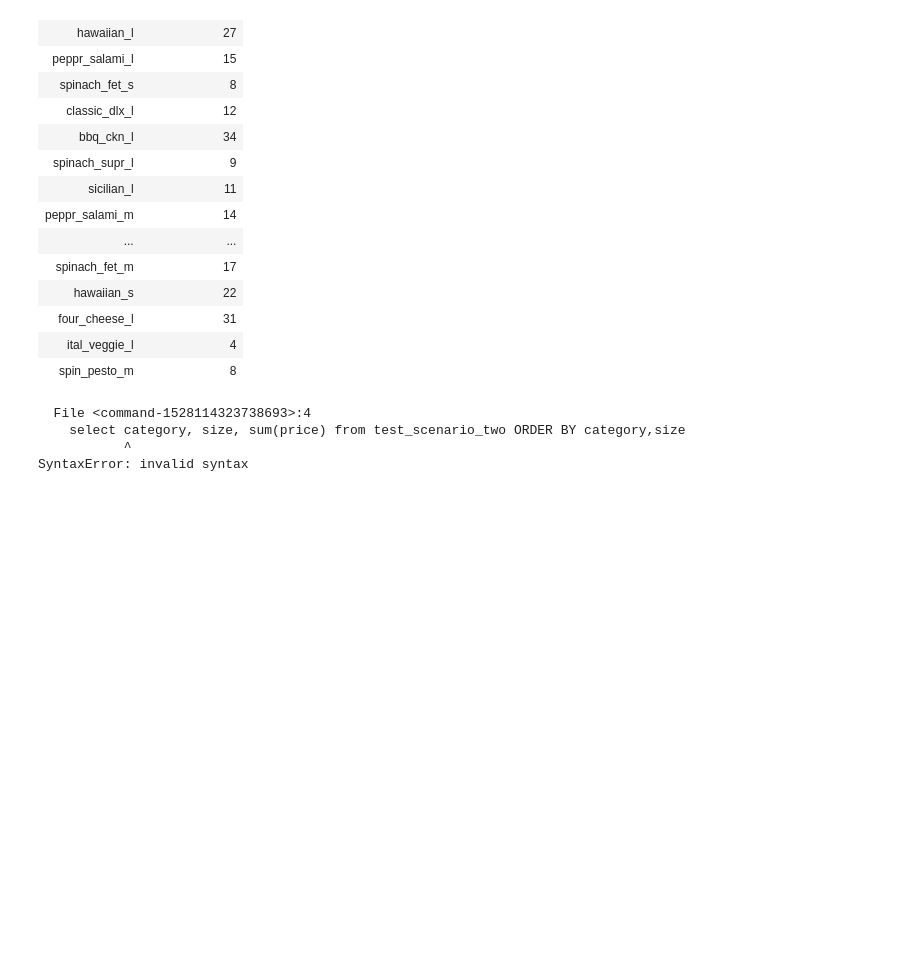
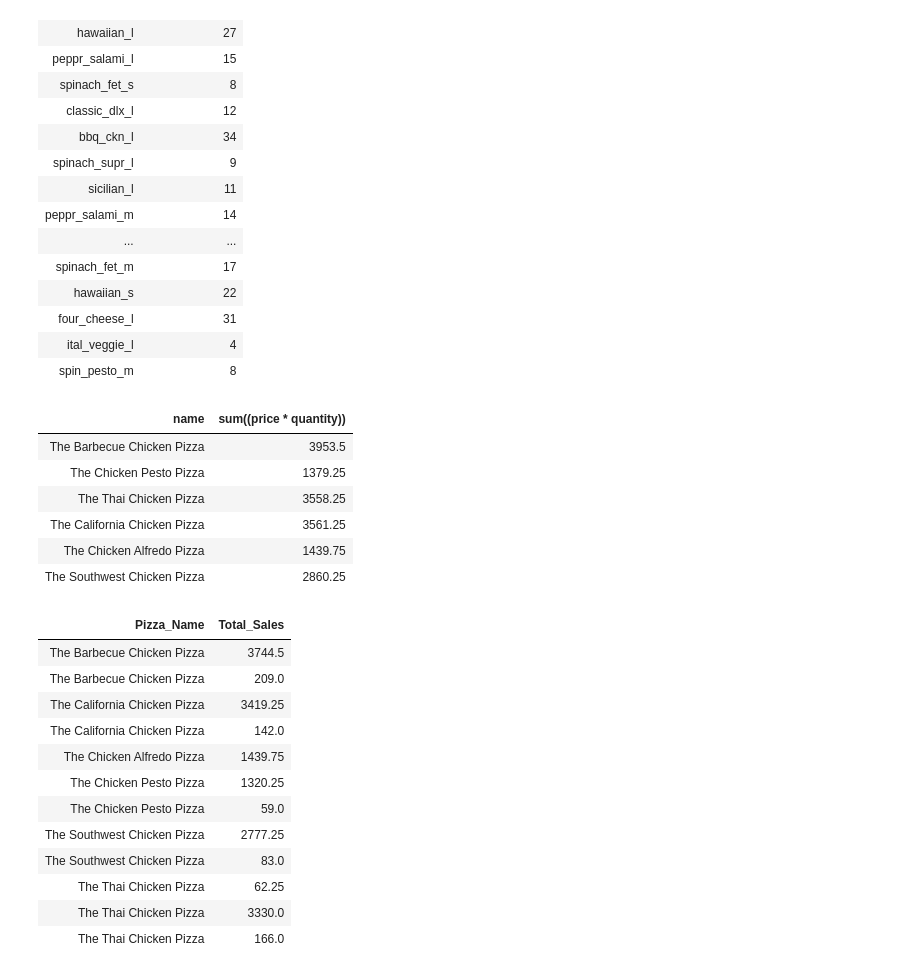
Before and after one commit to gowthamsankar43/Spark_ETL_End_To_End, a Jupyter notebook: Unit_Testing_Notebook/Data_Verification_Notebook.ipynb, the cells around one changed output. Drawn from its saved outputs; the diff is of its cells as text; code cells hidden in the pictures; blank space fills up the shorter version.

```diff
--- a/Unit_Testing_Notebook/Data_Verification_Notebook.ipynb
+++ b/Unit_Testing_Notebook/Data_Verification_Notebook.ipynb
@@ -69,9 +69,39 @@ select pizza_id,count(order_id) from testing_scenarios where Order_Hour =22 grou
 # %%
 %sql
 -- Total amount of small Pizza sold in every category
-select category, size, sum(price) from test_scenario_two ORDER BY category,size
+select  name, sum(price * quantity) from testing_scenarios where Order_Month =5 and category = "Chicken" group by name,category
 # %% [output]
-  File <command-1528114323738693>:4
-    select category, size, sum(price) from test_scenario_two ORDER BY category,size
-           ^
-SyntaxError: invalid syntax
+| name | sum((price * quantity)) |
+| The Barbecue Chicken Pizza | 3953.5 |
+| The Chicken Pesto Pizza | 1379.25 |
+| The Thai Chicken Pizza | 3558.25 |
+| The California Chicken Pizza | 3561.25 |
+| The Chicken Alfredo Pizza | 1439.75 |
+| The Southwest Chicken Pizza | 2860.25 |
+# %%
+from pyspark.sql.functions import *
+from pyspark.sql.window import *
+
+df = spark.sql("Select * from testing_scenarios")
+
+a= df.filter((col("Order_Month") == 5) & (col("category") == "Chicken"))\
+    .groupBy("category","Order_Month","name","quantity")\
+    .agg((round(sum(col("price"))* (col("quantity")),2)).alias("Total_Sales"))\
+    .selectExpr("name AS Pizza_Name","Total_Sales")\
+    .orderBy("Pizza_Name")
+
+a.display()
+# %% [output]
+| Pizza_Name | Total_Sales |
+| The Barbecue Chicken Pizza | 3744.5 |
+| The Barbecue Chicken Pizza | 209.0 |
+| The California Chicken Pizza | 3419.25 |
+| The California Chicken Pizza | 142.0 |
+| The Chicken Alfredo Pizza | 1439.75 |
+| The Chicken Pesto Pizza | 1320.25 |
+| The Chicken Pesto Pizza | 59.0 |
+| The Southwest Chicken Pizza | 2777.25 |
+| The Southwest Chicken Pizza | 83.0 |
+| The Thai Chicken Pizza | 62.25 |
+| The Thai Chicken Pizza | 3330.0 |
+| The Thai Chicken Pizza | 166.0 |
```
Also changed, not shown: parts of 1 cell of this notebook, 6 other files.
